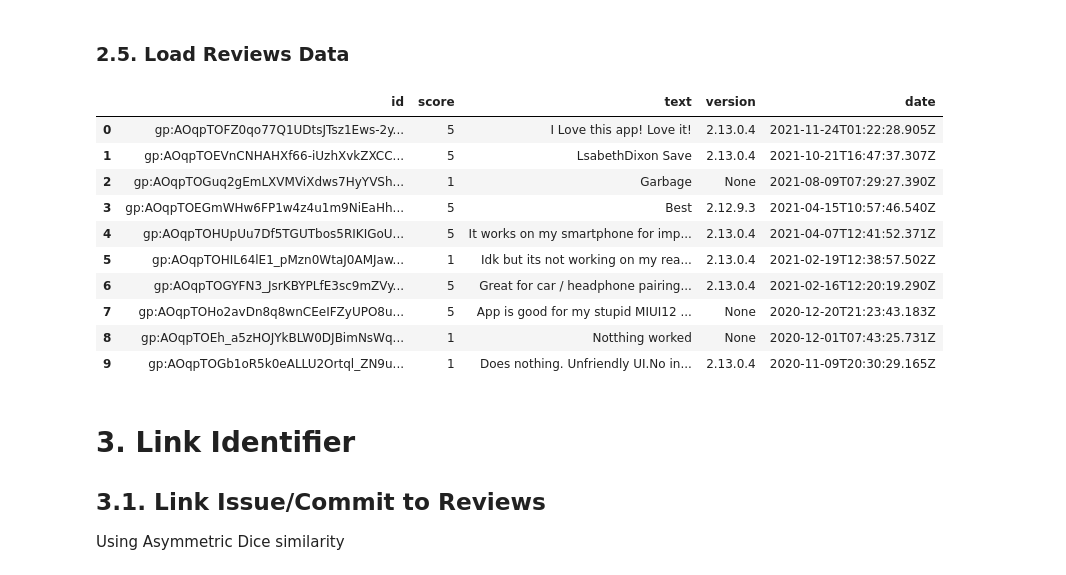
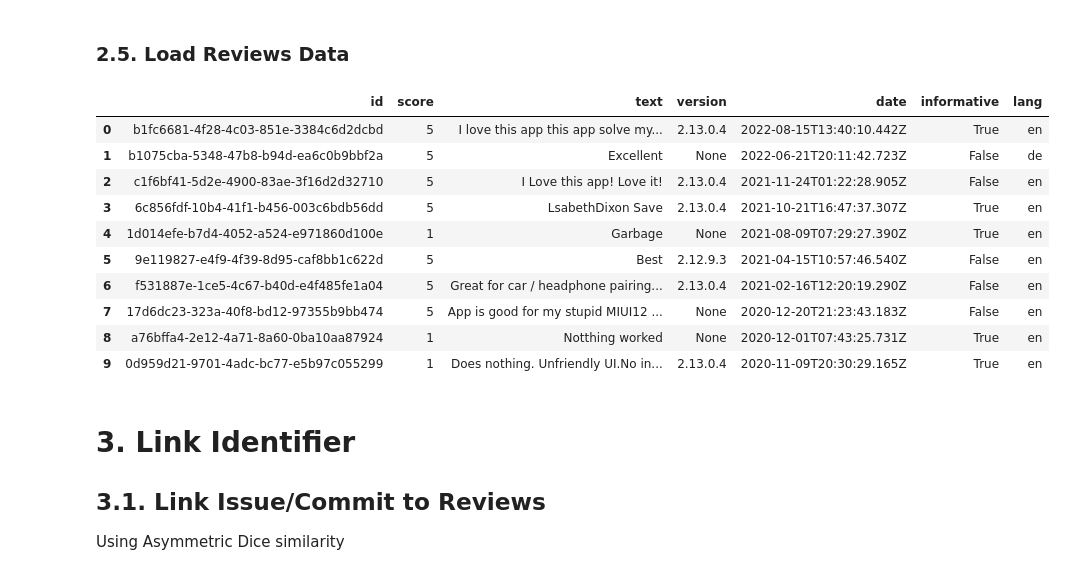
Before and after one commit to maleknaz/P4-CRISTAL-Replication, a Jupyter notebook: P4.ipynb, the cells around one changed output. Saved outputs shown, nothing was run; the diff lists cells and outputs as text; code cells hidden in the pictures.

```diff
--- a/P4.ipynb
+++ b/P4.ipynb
@@ -49,6 +31,6 @@ from nltk.corpus import stopwords
 
 warnings.filterwarnings('ignore')
 # %%
-apps: dict[str, str] = json.loads(Path('selected_apps.json').read_text())
+apps: dict[str, str] = json.loads(Path('other_data/app_sets/selected_apps.json').read_text())
 print('Number of selected apps/repos:', len(apps))
 # %% [output]
@@ -64,6 +46,8 @@ DIR_REPO_STRINGS_XML =    lambda repo: DIR_GITHUB / 'source' / 'strings.xml' / f
 DIR_REPO_LOC =            lambda repo: DIR_GITHUB / 'source' / 'loc' / f"{repo.replace('/', '-')}.txt"
 
 DIR_APP_REVIEWS =         lambda pkg: DIR_REVIEWS / 'play_store' / f'{pkg}.json'
+DIR_APP_REVIEWS_PRED =    lambda pkg: DIR_REVIEWS / 'play_store_pred' / f'{pkg}.json'
+DIR_APP_RELEASES =        lambda pkg: DIR_REVIEWS / 'f_droid_releases' / f'{pkg}.json'
 # %% [markdown]
 # 2. Data Collection, Cleaning, Preprocessing
 
@@ -339,39 +319,42 @@ pd.DataFrame(preprocess_commits('zxing/zxing').items(), columns=['sha', 'process
 # %%
 class ExtractedReview(NamedTuple):
     id: str
     score: int
     text: str
     version: str
     date: str
 
-    # TODO: Run AR-Miner on new data
-    # is_informative: bool
+    # Informativeness predicted by AR-Miner
+    informative: bool
+    # Language predicted by langid
+    lang: str
 
 
 def load_reviews(app: str) -> list[ExtractedReview]:
     """
     Load reviews of an app
 
     :param app: App package name
     :return: Reviews
     """
-    return [ExtractedReview(*[r[k] for k in ['id', 'score', 'text', 'version', 'date']])
-            for r in json.loads(DIR_APP_REVIEWS(app).read_text())]
+    return [ExtractedReview(*[r[k] for k in ['id', 'score', 'text', 'version', 'date', 'pred_informative', 'pred_language']])
+            for r in json.loads(DIR_APP_REVIEWS_PRED(app).read_text())]
 
 
+pd.DataFrame(load_reviews('a2dp.Vol')).sample(200).to_csv('informative_eval.csv', index=False)
 pd.DataFrame(load_reviews('a2dp.Vol'))[:10]
 # %% [output]
-|  | id | score | text | version | date |
-| 0 | gp:AOqpTOFZ0qo77Q1UDtsJTsz1Ews-2y... | 5 | I Love this app! Love it! | 2.13.0.4 | 2021-11-24T01:22:28.905Z |
-| 1 | gp:AOqpTOEVnCNHAHXf66-iUzhXvkZXCC... | 5 | LsabethDixon Save | 2.13.0.4 | 2021-10-21T16:47:37.307Z |
-| 2 | gp:AOqpTOGuq2gEmLXVMViXdws7HyYVSh... | 1 | Garbage | None | 2021-08-09T07:29:27.390Z |
-| 3 | gp:AOqpTOEGmWHw6FP1w4z4u1m9NiEaHh... | 5 | Best | 2.12.9.3 | 2021-04-15T10:57:46.540Z |
-| 4 | gp:AOqpTOHUpUu7Df5TGUTbos5RIKIGoU... | 5 | It works on my smartphone for imp... | 2.13.0.4 | 2021-04-07T12:41:52.371Z |
-| 5 | gp:AOqpTOHIL64lE1_pMzn0WtaJ0AMJaw... | 1 | Idk but its not working on my rea... | 2.13.0.4 | 2021-02-19T12:38:57.502Z |
-| 6 | gp:AOqpTOGYFN3_JsrKBYPLfE3sc9mZVy... | 5 | Great for car / headphone pairing... | 2.13.0.4 | 2021-02-16T12:20:19.290Z |
-| 7 | gp:AOqpTOHo2avDn8q8wnCEeIFZyUPO8u... | 5 | App is good for my stupid MIUI12 ... | None | 2020-12-20T21:23:43.183Z |
-| 8 | gp:AOqpTOEh_a5zHOJYkBLW0DJBimNsWq... | 1 | Notthing worked | None | 2020-12-01T07:43:25.731Z |
-| 9 | gp:AOqpTOGb1oR5k0eALLU2Ortql_ZN9u... | 1 | Does nothing. Unfriendly UI.No in... | 2.13.0.4 | 2020-11-09T20:30:29.165Z |
+|  | id | score | text | version | date | informative | lang |
+| 0 | b1fc6681-4f28-4c03-851e-3384c6d2dcbd | 5 | I love this app this app solve my... | 2.13.0.4 | 2022-08-15T13:40:10.442Z | True | en |
+| 1 | b1075cba-5348-47b8-b94d-ea6c0b9bbf2a | 5 | Excellent | None | 2022-06-21T20:11:42.723Z | False | de |
+| 2 | c1f6bf41-5d2e-4900-83ae-3f16d2d32710 | 5 | I Love this app! Love it! | 2.13.0.4 | 2021-11-24T01:22:28.905Z | False | en |
+| 3 | 6c856fdf-10b4-41f1-b456-003c6bdb56dd | 5 | LsabethDixon Save | 2.13.0.4 | 2021-10-21T16:47:37.307Z | True | en |
+| 4 | 1d014efe-b7d4-4052-a524-e971860d100e | 1 | Garbage | None | 2021-08-09T07:29:27.390Z | True | en |
+| 5 | 9e119827-e4f9-4f39-8d95-caf8bb1c622d | 5 | Best | 2.12.9.3 | 2021-04-15T10:57:46.540Z | False | en |
+| 6 | f531887e-1ce5-4c67-b40d-e4f485fe1a04 | 5 | Great for car / headphone pairing... | 2.13.0.4 | 2021-02-16T12:20:19.290Z | False | en |
+| 7 | 17d6dc23-323a-40f8-bd12-97355b9bb474 | 5 | App is good for my stupid MIUI12 ... | None | 2020-12-20T21:23:43.183Z | False | en |
+| 8 | a76bffa4-2e12-4a71-8a60-0ba10aa87924 | 1 | Notthing worked | None | 2020-12-01T07:43:25.731Z | True | en |
+| 9 | 0d959d21-9701-4adc-bc77-e5b97c055299 | 1 | Does nothing. Unfriendly UI.No in... | 2.13.0.4 | 2020-11-09T20:30:29.165Z | True | en |
 # %% [markdown]
 # 3. Link Identifier
 
```
Also changed, not shown: parts of 33 cells of this notebook, 7 other files.
